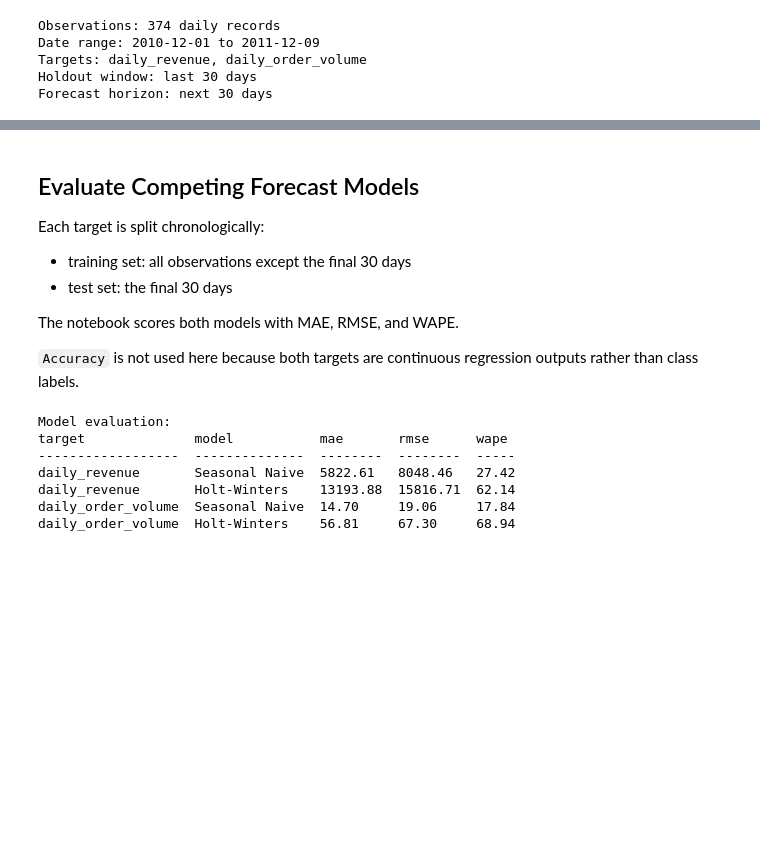
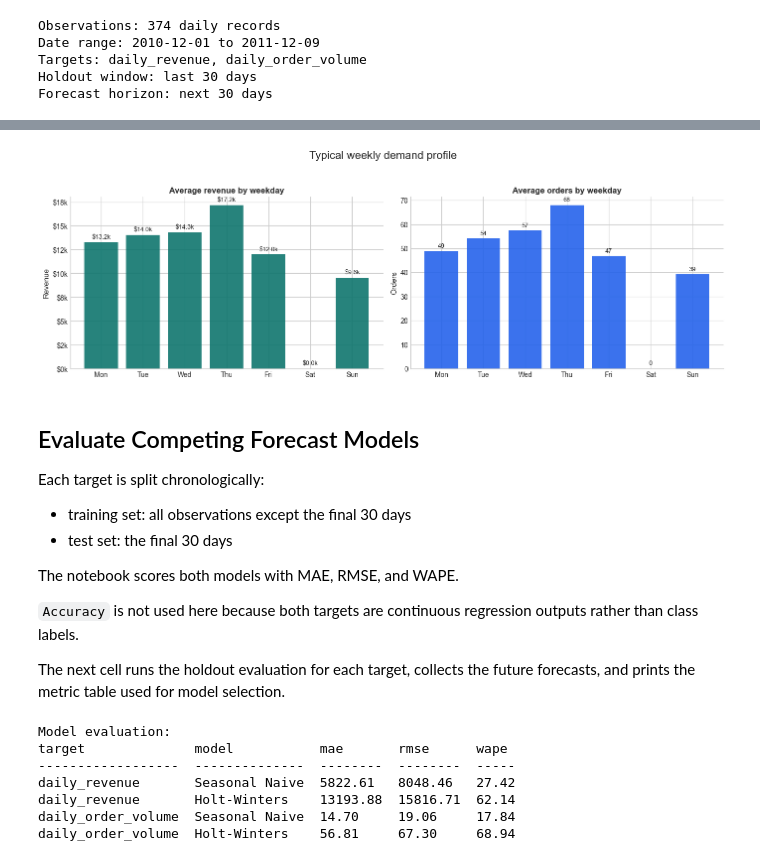
Before and after one commit to principles-of-data-science-cw-2/group-assignment, a Jupyter notebook: notebooks/04_forecasting.ipynb, the cells around one changed output, grey strips where cells are left out. Cells and saved outputs as stored; diff of their text form; code cells hidden in the pictures; blank space fills up the shorter version.

```diff
--- a/notebooks/04_forecasting.ipynb
+++ b/notebooks/04_forecasting.ipynb
@@ -53,3 +165,42 @@ Forecast horizon: next 30 days
+# %%
+"""Summarize the average weekly operating profile for revenue and order volume."""
+
+weekday_names = ["Mon", "Tue", "Wed", "Thu", "Fri", "Sat", "Sun"]
+
+fig, axes = plt.subplots(1, len(target_names), figsize=(14, 4.5), sharey=False)
+
+for axis, target_name in zip(axes, target_names):
+    meta = TARGET_META[target_name]
+    weekday_groups = {index: [] for index in range(7)}
+
+    for current_date, value in zip(dates, targets[target_name]):
+        weekday_groups[current_date.weekday()].append(value)
+
+    weekday_averages = [
+        sum(weekday_groups[index]) / len(weekday_groups[index])
+        for index in range(7)
+    ]
+
+    bars = axis.bar(weekday_names, weekday_averages, color=meta["color"], alpha=0.9)
+    axis.bar_label(
+        bars,
+        labels=[
+            f"${value / 1000:.1f}k" if target_name == "daily_revenue" else f"{value:.0f}"
+            for value in weekday_averages
+        ],
+        padding=3,
+        fontsize=9,
+    )
+    axis.set_title(f"Average {meta['short_label'].lower()} by weekday")
+    axis.set_ylabel(meta["unit"])
+    axis.yaxis.set_major_formatter(meta["axis_formatter"])
+    axis.set_ylim(bottom=0)
+
+fig.suptitle("Typical weekly demand profile", fontsize=16, y=1.05)
+plt.tight_layout()
+plt.show()
+# %% [output]
+[figure, added]
 # %% [markdown]
 ## Evaluate Competing Forecast Models
 
@@ -60,4 +211,6 @@ Each target is split chronologically:
 The notebook scores both models with MAE, RMSE, and WAPE.
 
 `Accuracy` is not used here because both targets are continuous regression outputs rather than class labels.
+
+The next cell runs the holdout evaluation for each target, collects the future forecasts, and prints the metric table used for model selection.
 # %%
```
Also changed, not shown: parts of 19 cells of this notebook, 1 other file.
